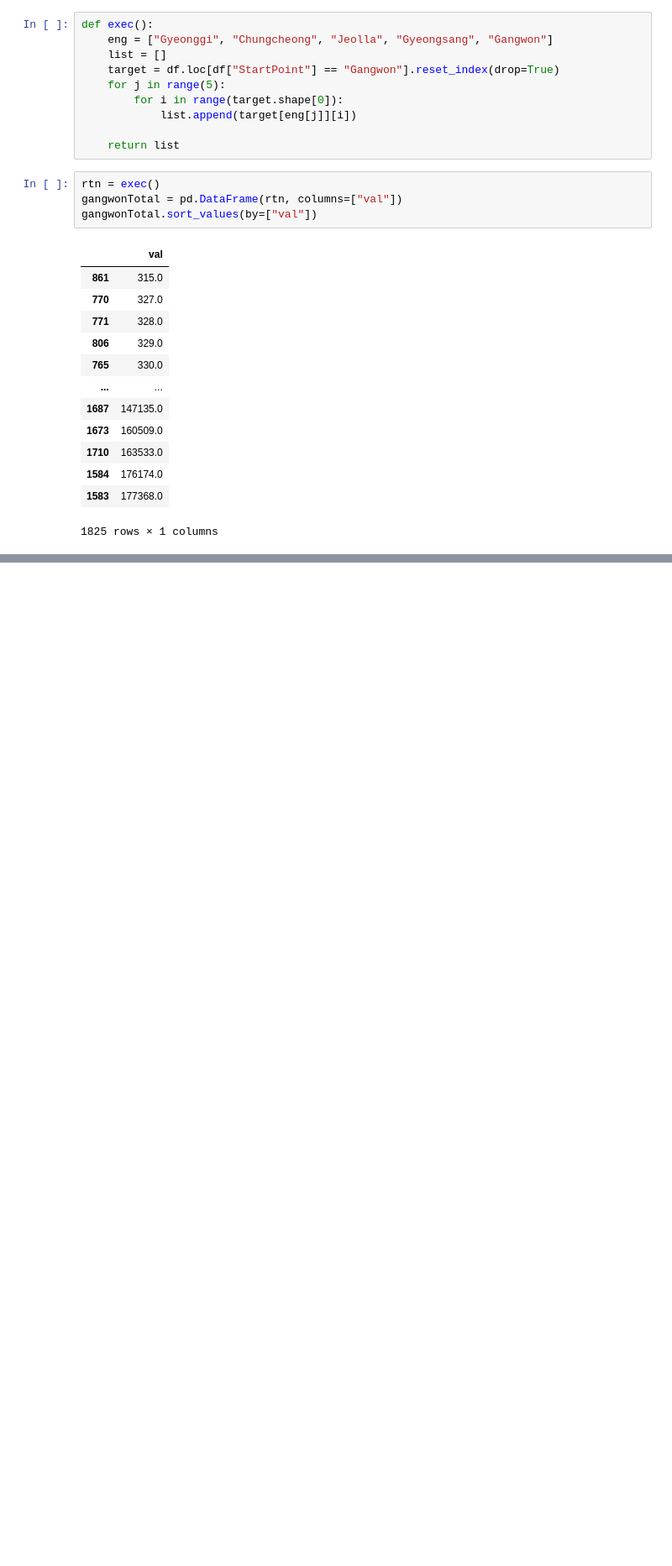
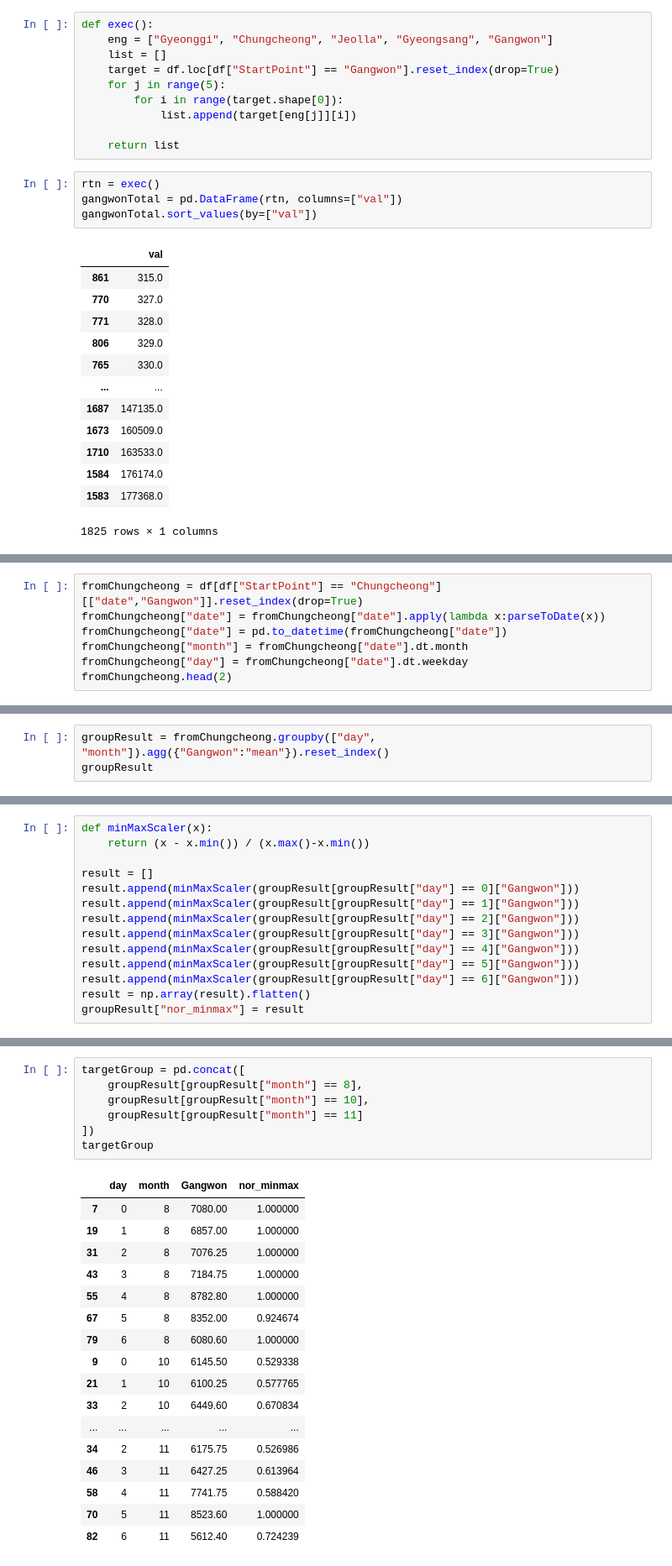
Before and after one commit to black3279/ML-Deep-Learning-Study, a Jupyter notebook: tensorflow/28_problem01.ipynb, the cells around one changed output, grey strips where cells are left out. Shown at 84% size. Saved outputs shown, nothing was run; the diff lists cells and outputs as text; blank space fills up the shorter version.

```diff
--- a/tensorflow/28_problem01.ipynb
+++ b/tensorflow/28_problem01.ipynb
@@ -82,0 +102,7 @@ print(q1.val, ' / ', q2.val , '/', q3.val)
+# %%
+fromChungcheong = df[df["StartPoint"] == "Chungcheong"][["date","Gangwon"]].reset_index(drop=True)
+fromChungcheong["date"] = fromChungcheong["date"].apply(lambda x:parseToDate(x))
+fromChungcheong["date"] = pd.to_datetime(fromChungcheong["date"])
+fromChungcheong["month"] = fromChungcheong["date"].dt.month
+fromChungcheong["day"] = fromChungcheong["date"].dt.weekday
+fromChungcheong.head(2)
@@ -82,0 +113,3 @@ print(q1.val, ' / ', q2.val , '/', q3.val)
+# %%
+groupResult = fromChungcheong.groupby(["day", "month"]).agg({"Gangwon":"mean"}).reset_index()
+groupResult
@@ -82,0 +130,14 @@ print(q1.val, ' / ', q2.val , '/', q3.val)
+# %%
+def minMaxScaler(x):
+    return (x - x.min()) / (x.max()-x.min())
+
+result = []
+result.append(minMaxScaler(groupResult[groupResult["day"] == 0]["Gangwon"]))
+result.append(minMaxScaler(groupResult[groupResult["day"] == 1]["Gangwon"]))
+result.append(minMaxScaler(groupResult[groupResult["day"] == 2]["Gangwon"]))
+result.append(minMaxScaler(groupResult[groupResult["day"] == 3]["Gangwon"]))
+result.append(minMaxScaler(groupResult[groupResult["day"] == 4]["Gangwon"]))
+result.append(minMaxScaler(groupResult[groupResult["day"] == 5]["Gangwon"]))
+result.append(minMaxScaler(groupResult[groupResult["day"] == 6]["Gangwon"]))
+result = np.array(result).flatten()
+groupResult["nor_minmax"] = result
@@ -82,0 +221,25 @@ print(q1.val, ' / ', q2.val , '/', q3.val)
+# %%
+targetGroup = pd.concat([
+    groupResult[groupResult["month"] == 8],
+    groupResult[groupResult["month"] == 10],
+    groupResult[groupResult["month"] == 11]
+])
+targetGroup
+# %% [output]
+|  | day | month | Gangwon | nor_minmax |
+| 7 | 0 | 8 | 7080.00 | 1.000000 |
+| 19 | 1 | 8 | 6857.00 | 1.000000 |
+| 31 | 2 | 8 | 7076.25 | 1.000000 |
+| 43 | 3 | 8 | 7184.75 | 1.000000 |
+| 55 | 4 | 8 | 8782.80 | 1.000000 |
+| 67 | 5 | 8 | 8352.00 | 0.924674 |
+| 79 | 6 | 8 | 6080.60 | 1.000000 |
+| 9 | 0 | 10 | 6145.50 | 0.529338 |
+| 21 | 1 | 10 | 6100.25 | 0.577765 |
+| 33 | 2 | 10 | 6449.60 | 0.670834 |
+| ... | ... | ... | ... | ... |
+| 34 | 2 | 11 | 6175.75 | 0.526986 |
+| 46 | 3 | 11 | 6427.25 | 0.613964 |
+| 58 | 4 | 11 | 7741.75 | 0.588420 |
+| 70 | 5 | 11 | 8523.60 | 1.000000 |
+| 82 | 6 | 11 | 5612.40 | 0.724239 |
```
Also changed, not shown: parts of 27 cells of this notebook.
